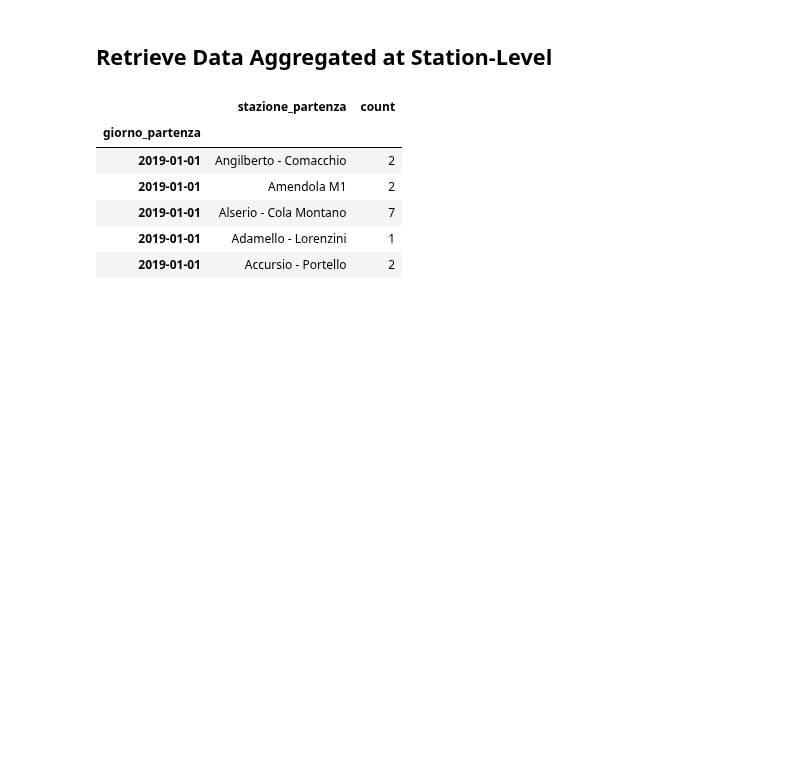
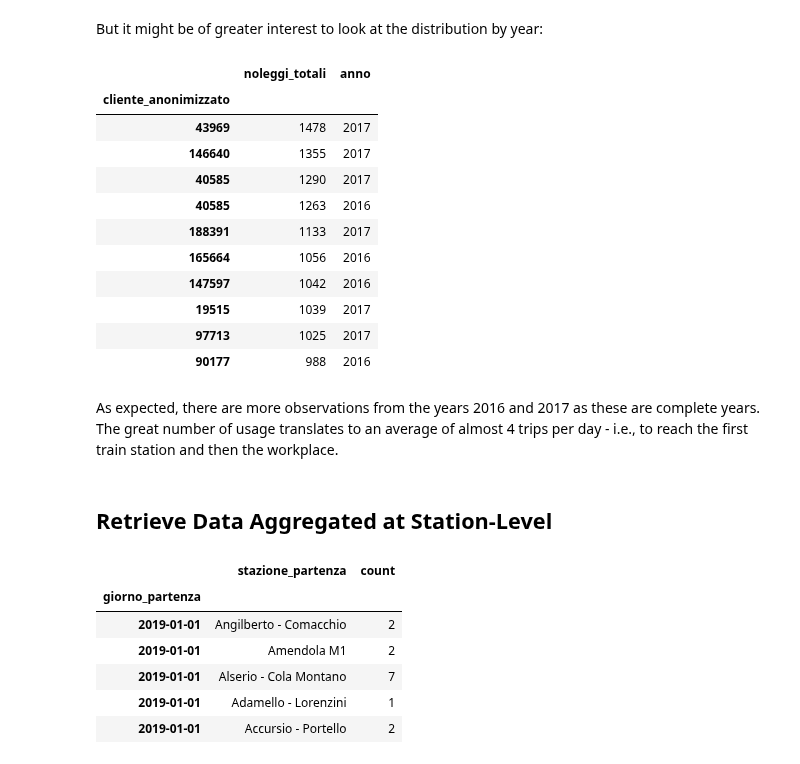
Before and after one commit to toscasterre/thesis-forecasting, a Jupyter notebook: notebooks/03-data_ingestion_and_spatial_operations.ipynb, the cells around one changed output. Cells and saved outputs as stored; diff of their text form; code cells hidden in the pictures; blank space fills up the shorter version.

```diff
--- a/notebooks/03-data_ingestion_and_spatial_operations.ipynb
+++ b/notebooks/03-data_ingestion_and_spatial_operations.ipynb
@@ -53,3 +152,34 @@ According to the official BikeMi website website, "BikeMi today has 320 stations
+# %% [markdown]
+But it might be of greater interest to look at the distribution by year:
+# %%
+query = """
+    SELECT
+        cliente_anonimizzato,
+        COUNT(*) AS noleggi_totali,
+        EXTRACT('year' FROM data_prelievo) AS anno
+    FROM bikemi_rentals b
+    GROUP BY
+        cliente_anonimizzato,
+        EXTRACT('year' FROM data_prelievo)
+    ORDER BY noleggi_totali DESC
+"""
+
+pd.read_sql(query, conn).astype({"anno": "int"}).head(10).set_index("cliente_anonimizzato")
+# %% [output]
+|  | noleggi_totali | anno |
+| cliente_anonimizzato |  |  |
+| 43969 | 1478 | 2017 |
+| 146640 | 1355 | 2017 |
+| 40585 | 1290 | 2017 |
+| 40585 | 1263 | 2016 |
+| 188391 | 1133 | 2017 |
+| 165664 | 1056 | 2016 |
+| 147597 | 1042 | 2016 |
+| 19515 | 1039 | 2017 |
+| 97713 | 1025 | 2017 |
+| 90177 | 988 | 2016 |
+# %% [markdown]
+As expected, there are more observations from the years 2016 and 2017 as these are complete years. The great number of usage translates to an average of almost 4 trips per day - i.e., to reach the first train station and then the workplace.
 # %% [markdown]
 ## Retrieve Data Aggregated at Station-Level
 # %%
```
Also changed, not shown: parts of 18 cells of this notebook, 6 other files.
